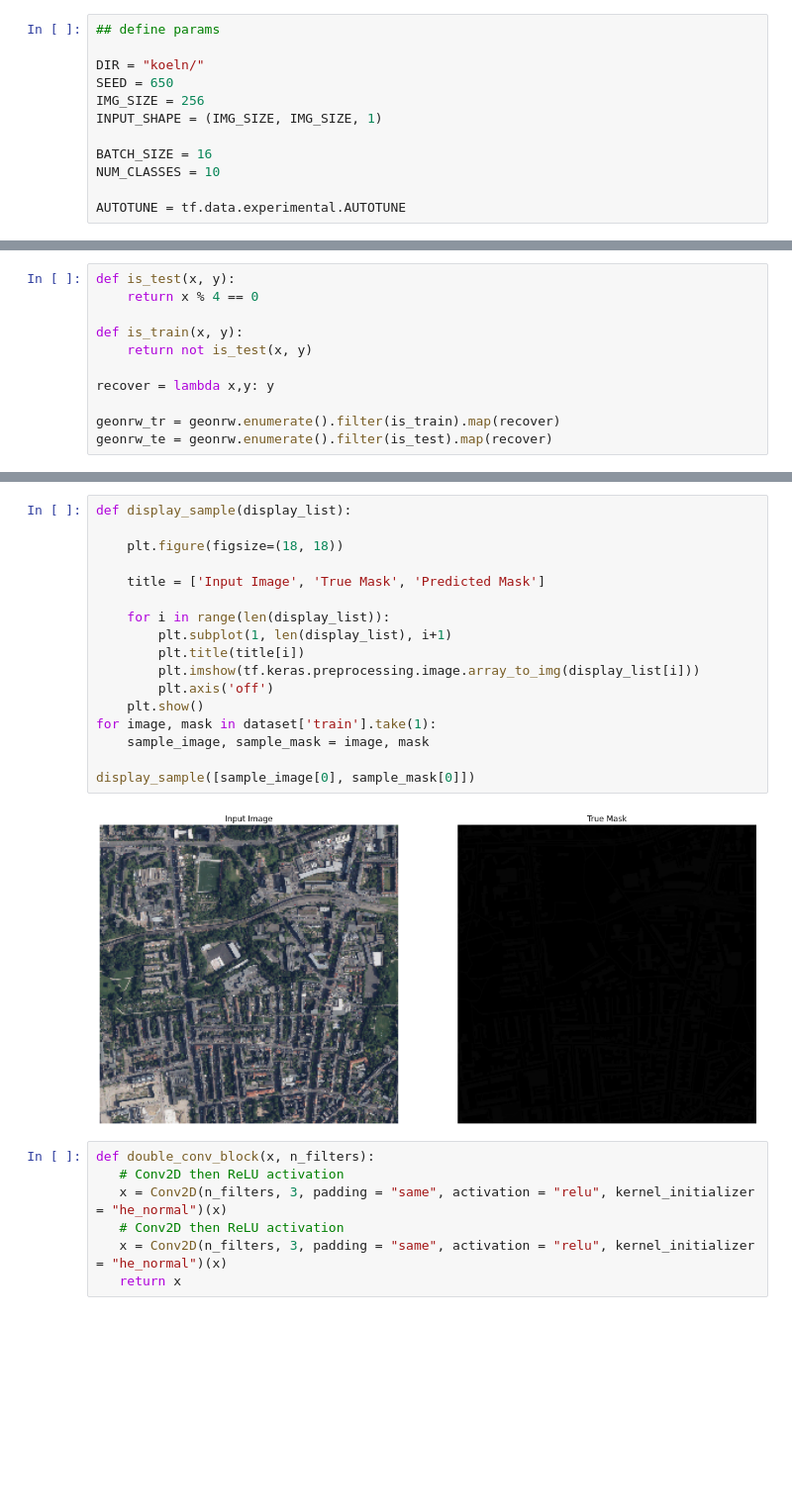
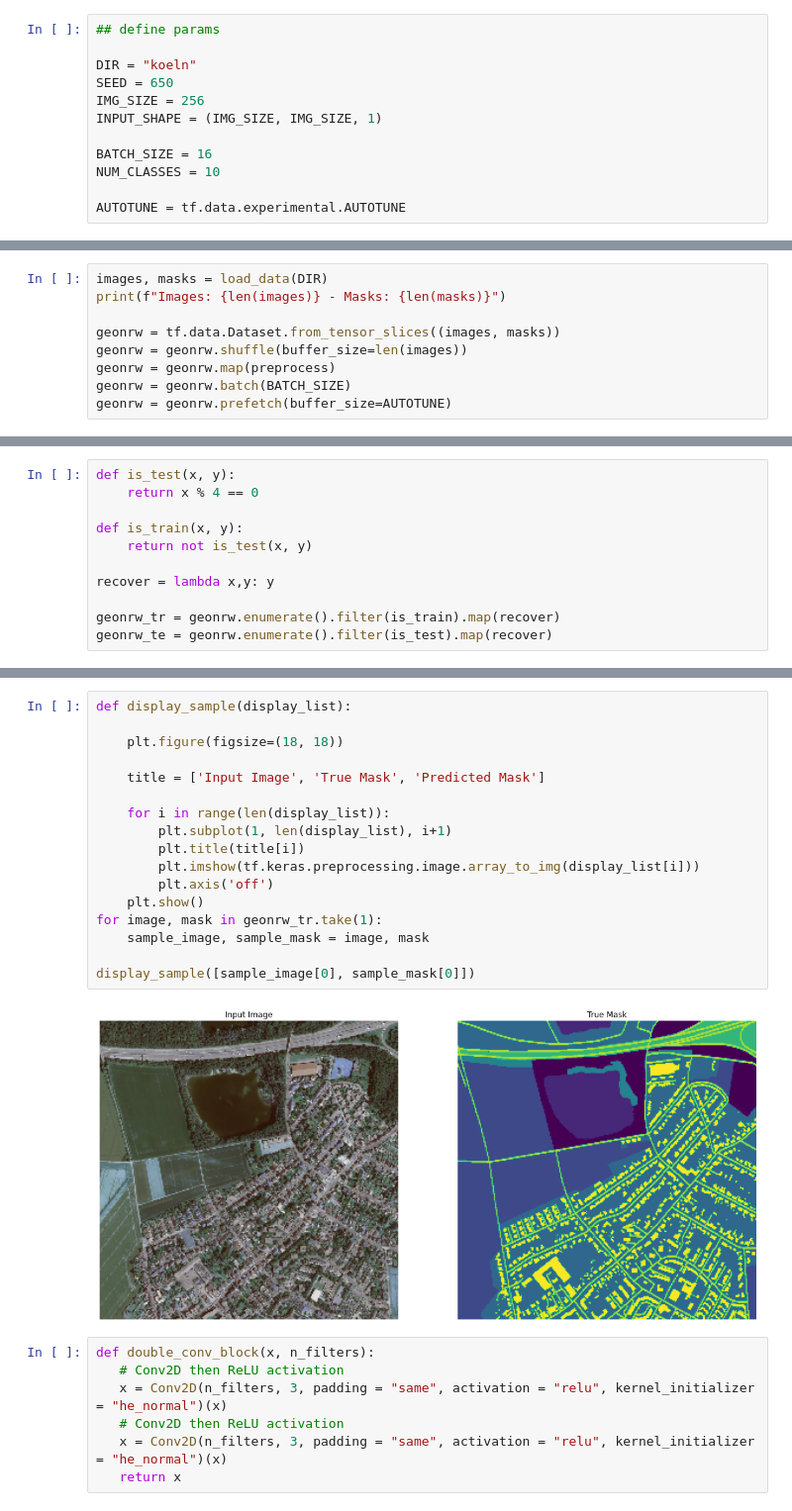
Before and after one commit to bensh3/musa-650-final-project, a Jupyter notebook: main.ipynb, the cells around one changed output, grey strips where cells are left out. Shown at 99% size. Cells and saved outputs as stored; diff of their text form; blank space fills up the shorter version.

```diff
--- a/main.ipynb
+++ b/main.ipynb
@@ -10,7 +11,7 @@ from keras.utils.vis_utils import plot_model
 # %%
 ## define params
 
-DIR = "koeln/"
+DIR = "koeln"
 SEED = 650
 IMG_SIZE = 256
 INPUT_SHAPE = (IMG_SIZE, IMG_SIZE, 1)
@@ -45,0 +65,9 @@ geonrw = geonrw.map(parse_image)
+# %%
+images, masks = load_data(DIR)
+print(f"Images: {len(images)} - Masks: {len(masks)}")
+
+geonrw = tf.data.Dataset.from_tensor_slices((images, masks))
+geonrw = geonrw.shuffle(buffer_size=len(images))
+geonrw = geonrw.map(preprocess)
+geonrw = geonrw.batch(BATCH_SIZE)
+geonrw = geonrw.prefetch(buffer_size=AUTOTUNE)
@@ -158,22 +90,22 @@ print(dataset['test'])
 # %%
 def display_sample(display_list):
 
     plt.figure(figsize=(18, 18))
 
     title = ['Input Image', 'True Mask', 'Predicted Mask']
 
     for i in range(len(display_list)):
         plt.subplot(1, len(display_list), i+1)
         plt.title(title[i])
         plt.imshow(tf.keras.preprocessing.image.array_to_img(display_list[i]))
         plt.axis('off')
     plt.show()
-for image, mask in dataset['train'].take(1):
+for image, mask in geonrw_tr.take(1):
     sample_image, sample_mask = image, mask
 
 display_sample([sample_image[0], sample_mask[0]])
 # %% [output]
-[figure, old version]
+[figure, new version]
 # %%
 def double_conv_block(x, n_filters):
    # Conv2D then ReLU activation
```
Also changed, not shown: parts of 12 cells of this notebook, 1 other file.
